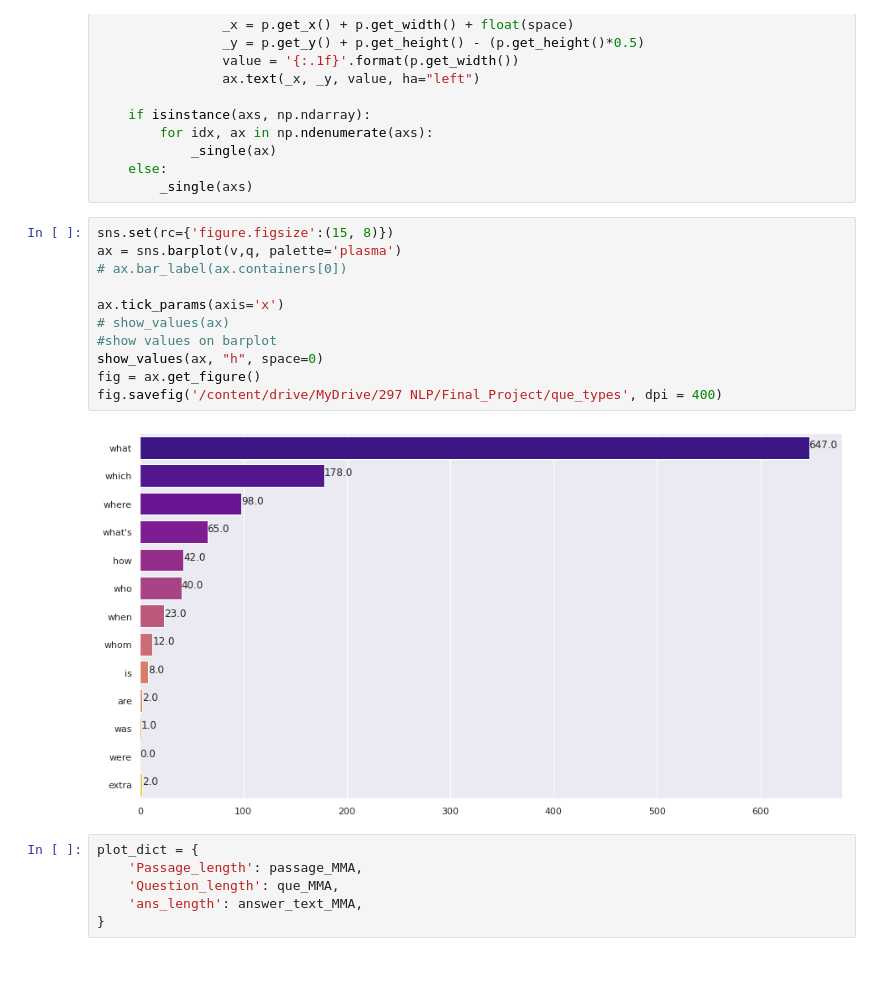
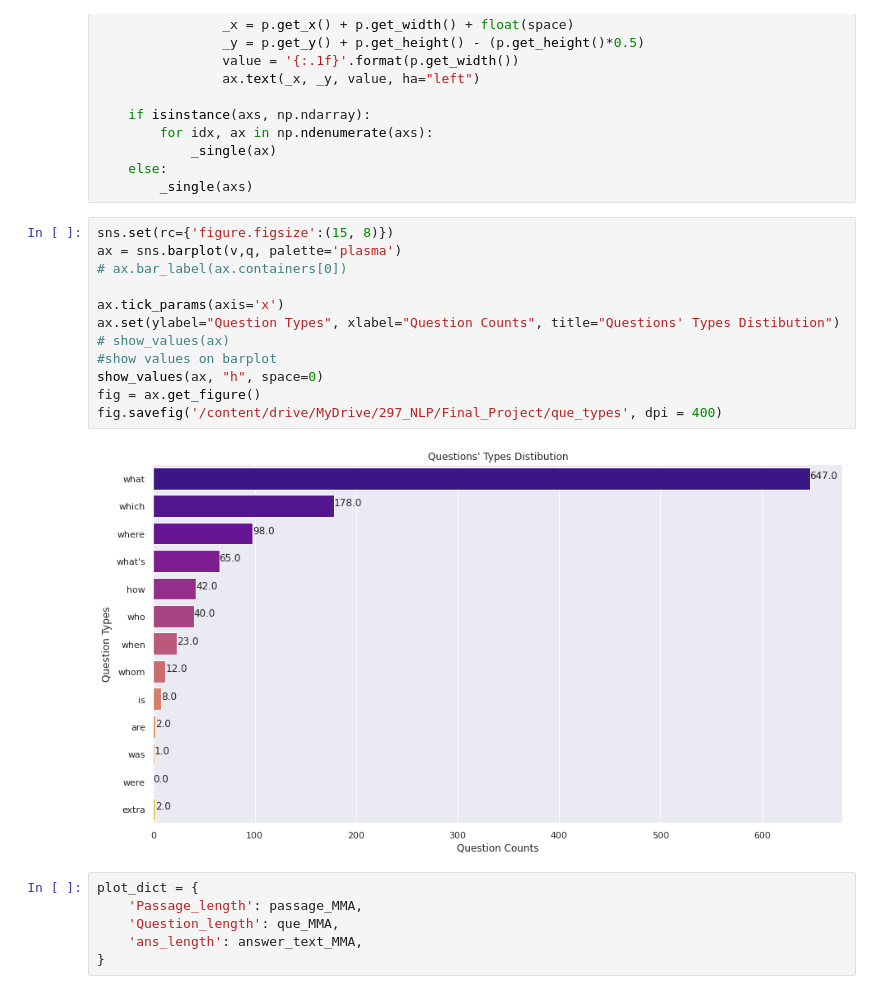
Before and after one commit to PLEX-GR00T/NLP_Application, a Jupyter notebook: IR_and_EDA_custom_dataset.ipynb, the cells around one changed output. Saved outputs shown, nothing was run; the diff lists cells and outputs as text; blank space fills up the shorter version.

```diff
--- a/IR_and_EDA_custom_dataset.ipynb
+++ b/IR_and_EDA_custom_dataset.ipynb
@@ -529,16 +532,17 @@ def show_values(axs, orient="v", space=.01):
 # %%
 sns.set(rc={'figure.figsize':(15, 8)})
 ax = sns.barplot(v,q, palette='plasma')
 # ax.bar_label(ax.containers[0])
 
 ax.tick_params(axis='x')
+ax.set(ylabel="Question Types", xlabel="Question Counts", title="Questions' Types Distibution")
 # show_values(ax)
 #show values on barplot
 show_values(ax, "h", space=0)
 fig = ax.get_figure()
-fig.savefig('/content/drive/MyDrive/297 NLP/Final_Project/que_types', dpi = 400)
+fig.savefig('/content/drive/MyDrive/297_NLP/Final_Project/que_types', dpi = 400)
 # %% [output]
-[figure, old version]
+[figure, new version]
 # %%
 plot_dict = {
     'Passage_length': passage_MMA,
```
Also changed, not shown: parts of 11 cells of this notebook.
